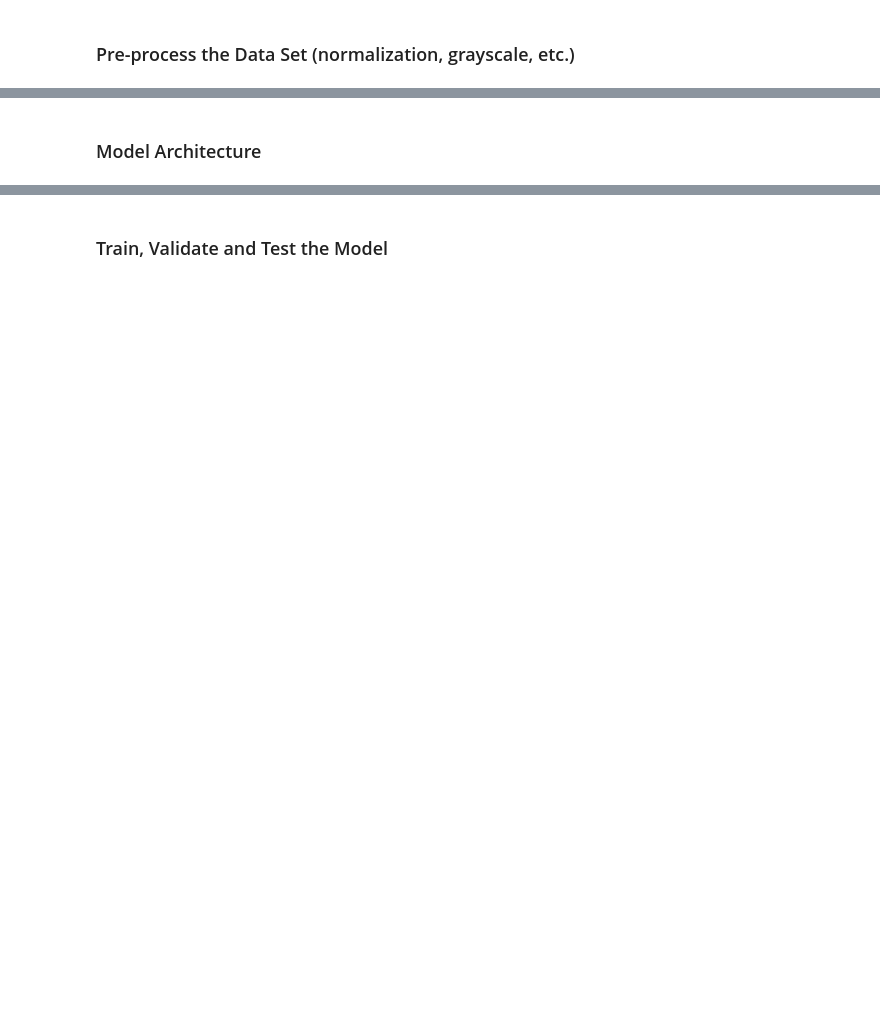
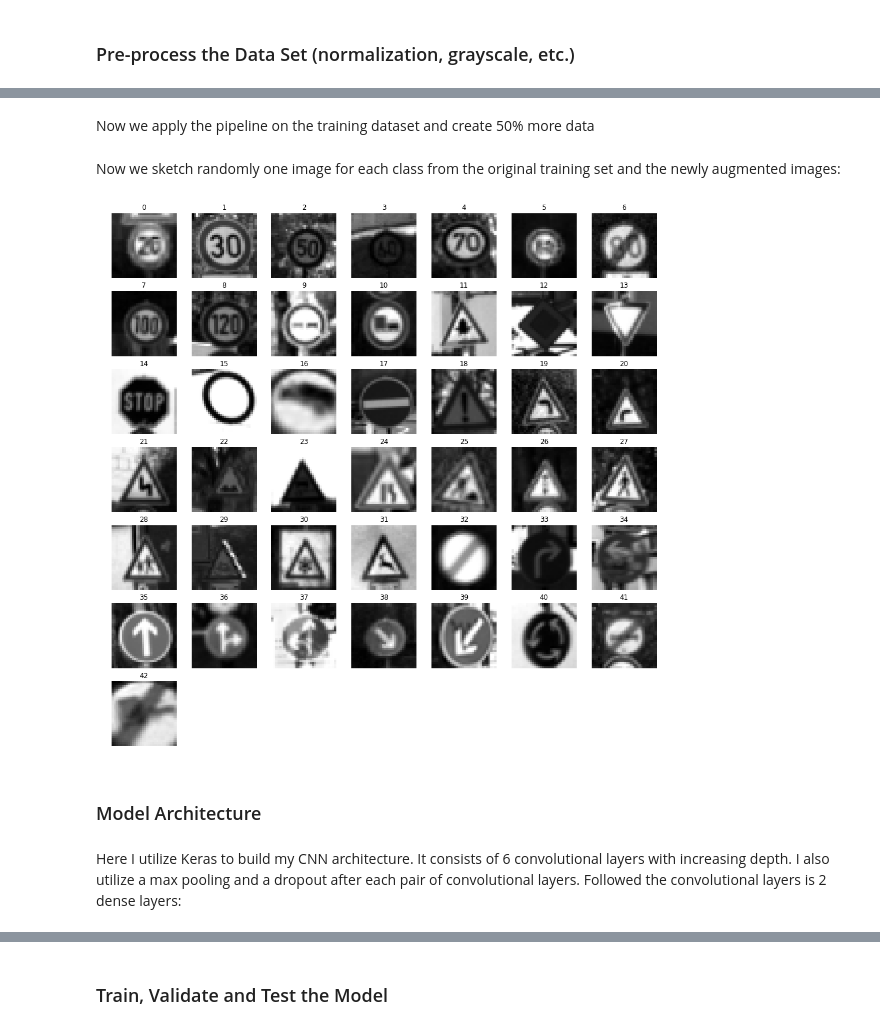
Before and after one commit to phuongdao1/self-driving-car, a Jupyter notebook: CarND-Traffic-Sign-Classifier-Project/Traffic_Sign_Classifier.ipynb, the cells around one changed output, grey strips where cells are left out. Cells and saved outputs as stored; diff of their text form; code cells hidden in the pictures; blank space fills up the shorter version.

```diff
--- a/CarND-Traffic-Sign-Classifier-Project/Traffic_Sign_Classifier.ipynb
+++ b/CarND-Traffic-Sign-Classifier-Project/Traffic_Sign_Classifier.ipynb
@@ -186,2 +219,37 @@ Use the code cell (or multiple code cells, if necessary) to implement the first
+# %% [markdown]
+Now we apply the pipeline on the training dataset and create 50% more data
+# %%
+# using pipeline to create 50% more data on the training set
+while (num_aug < len(X_train)*0.5):
+    i = random.randint(0, len(X_train)-1)
+    img = p.sample_with_array(X_train[i])
+    aug_X_train.append(np.array(img))
+    aug_y_train.append(y_train[i])
+    num_aug += 1
+
+# concatenate newly augmented data with the training data
+X_train_all = np.concatenate((X_train, np.array(aug_X_train).reshape(len(aug_X_train),32,32,3)), axis=0)
+y_train_all = np.concatenate((y_train, aug_y_train), axis=0)
+X_train_all = normalize(gray_scale(X_train_all))
+# %% [markdown]
+Now we sketch randomly one image for each class from the original training set and the newly augmented images:
+# %%
+fig, axes = plt.subplots(7,7, figsize=(17, 17))
+ax_arr = axes.ravel()
+for i in range(49):
+    if i < n_classes:
+        ind = random.randint(0, len(X_train_all))
+        while (y_train_all[ind] != i):
+            ind = random.randint(0, len(X_train_all)-1)
+
+        img = X_train_all[ind]
+
+        ax_arr[i].axis('off')
+        ax_arr[i].imshow(img.reshape(32,32), cmap='gray')
+        ax_arr[i].set_title(y_train_all[ind])
+    else:
+        ax_arr[i].axis('off')
+# %% [output]
+[figure, added]
 # %% [markdown]
 ### Model Architecture
@@ -190,0 +256,2 @@ Use the code cell (or multiple code cells, if necessary) to implement the first
+# %% [markdown]
+Here I utilize Keras to build my CNN architecture. It consists of 6 convolutional layers with increasing depth. I also utilize a max pooling and a dropout after each pair of convolutional layers. Followed the convolutional layers is 2 dense layers:
```
Also changed, not shown: parts of 40 cells of this notebook, 11 other files.
